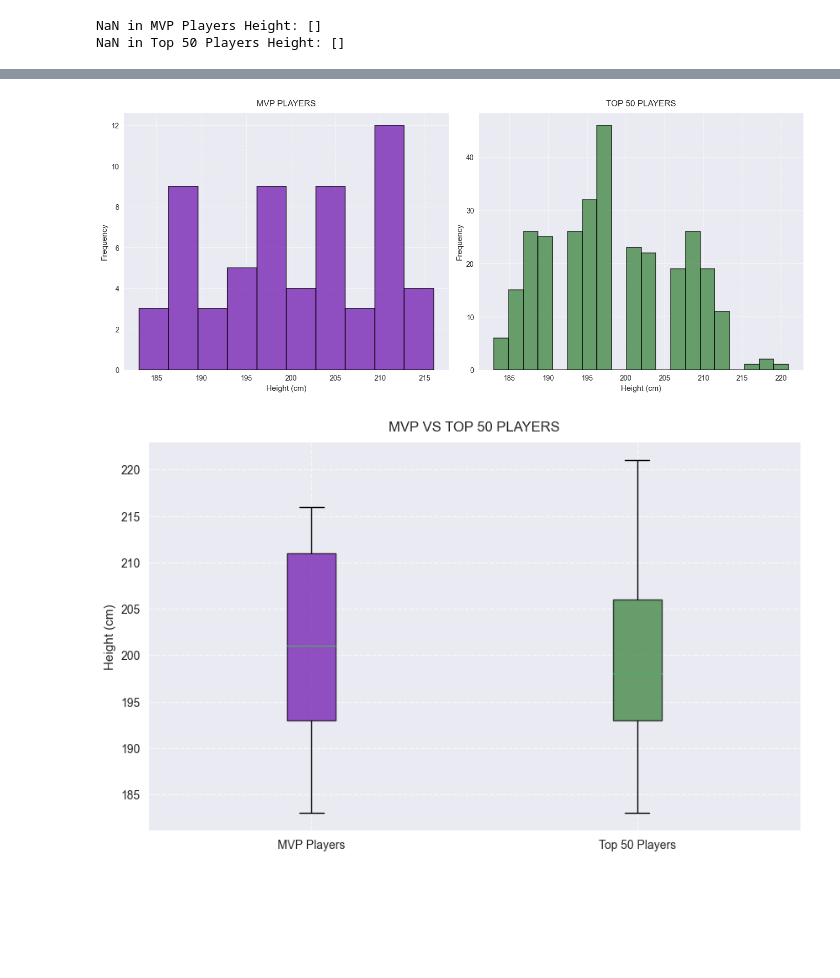
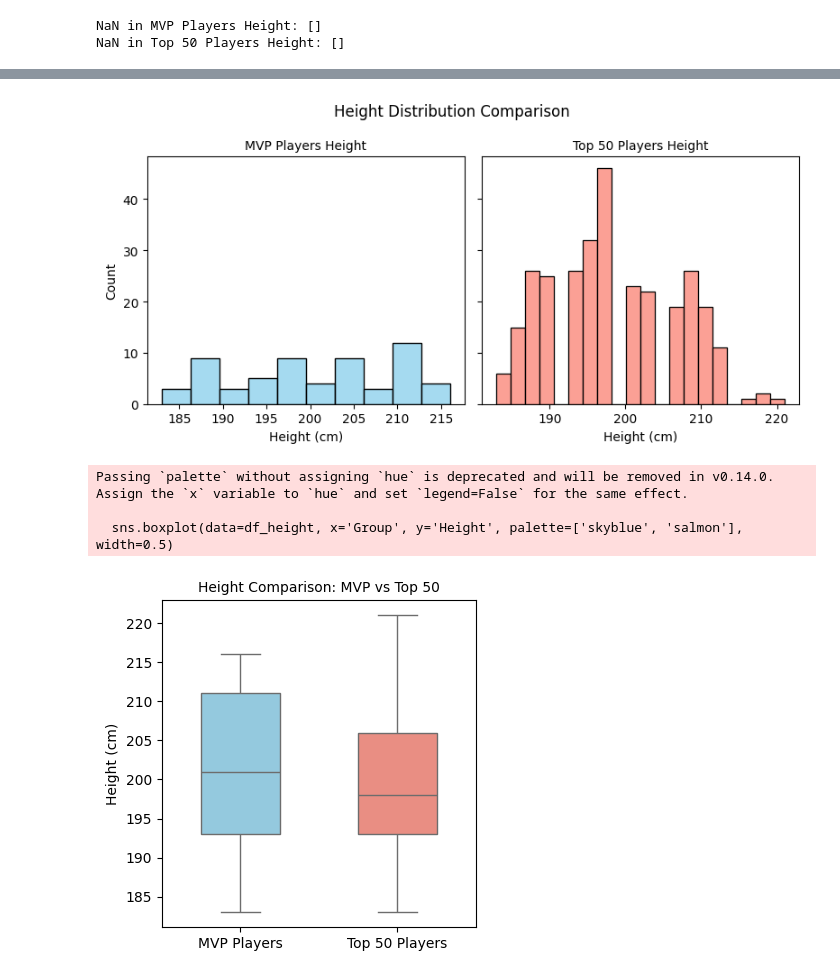
Before and after one commit to arashnaderi820-cyber/Basketball-Analytics-Quera, a Jupyter notebook: mvp&top_50.ipynb, the cells around one changed output, grey strips where cells are left out. Cells and saved outputs as stored; diff of their text form; code cells hidden in the pictures; blank space fills up the shorter version.

```diff
--- a/mvp&top_50.ipynb
+++ b/mvp&top_50.ipynb
@@ -111,44 +111,45 @@ Name: Height, dtype: float64
 max      221.000000
 Name: Height, dtype: float64
 # %%
-plt.figure(figsize=(14, 6))
-plt.style.use('seaborn')
+import pandas as pd
+import matplotlib.pyplot as plt
+import seaborn as sns
 
-plt.subplot(1, 2, 1)
-plt.hist(df_mvp_players['Height'], bins=10, alpha=0.7, color='#6A0DAD', edgecolor='black', linewidth=1.2)
-plt.grid(True, linestyle='--', alpha=0.7)
-plt.title('MVP PLAYERS', fontsize=12, pad=10)
-plt.xlabel('Height (cm)')
-plt.ylabel('Frequency')
 
-plt.subplot(1, 2, 2)
-plt.hist(df_top50_height['Height'], bins=20, alpha=0.7, color='#2E7D32', edgecolor='black', linewidth=1.2)
-plt.grid(True, linestyle='--', alpha=0.7)
-plt.title('TOP 50 PLAYERS', fontsize=12, pad=10)
-plt.xlabel('Height (cm)')
-plt.ylabel('Frequency')
+fig, axes = plt.subplots(1, 2, figsize=(8, 4), sharey=True)
+sns.histplot(df_mvp_players['Height'], bins=10, color='skyblue', ax=axes[0], kde=False, edgecolor='black')
+axes[0].set_title('MVP Players Height', fontsize=10)
+axes[0].set_xlabel('Height (cm)')
+axes[0].set_ylabel('Count')
 
+sns.histplot(df_top50_height['Height'], bins=20, color='salmon', ax=axes[1], kde=False, edgecolor='black')
+axes[1].set_title('Top 50 Players Height', fontsize=10)
+axes[1].set_xlabel('Height (cm)')
+axes[1].set_ylabel('')
+
+fig.suptitle('Height Distribution Comparison', fontsize=12)
 plt.tight_layout()
 plt.savefig('height_histogram.png')
 plt.show()
 
 
-plt.figure(figsize=(10, 6))
-data_for_box = [df_mvp_players['Height'], df_top50_height['Height']]
-box = plt.boxplot(data_for_box, labels=['MVP Players', 'Top 50 Players'], patch_artist=True)
-for patch in box['boxes']:
-    patch.set_facecolor('#6A0DAD')
-    patch.set_alpha(0.7)
-for patch in box['boxes'][1:]:
-    patch.set_facecolor('#2E7D32')
-    patch.set_alpha(0.7)
-plt.grid(True, linestyle='--', alpha=0.7)
-plt.title('MVP VS TOP 50 PLAYERS', fontsize=12, pad=10)
+plt.figure(figsize=(4, 4))
+df_height = pd.DataFrame({
+    'Height': list(df_mvp_players['Height']) + list(df_top50_height['Height']),
+    'Group': ['MVP Players'] * len(df_mvp_players) + ['Top 50 Players'] * len(df_top50_height)
+})
+sns.boxplot(data=df_height, x='Group', y='Height', palette=['skyblue', 'salmon'], width=0.5)
+plt.title('Height Comparison: MVP vs Top 50', fontsize=10)
 plt.ylabel('Height (cm)')
-plt.xticks(fontsize=10)
+plt.xlabel('')
+plt.grid(False)
+plt.tight_layout()
 plt.savefig('height_boxplot.png')
 plt.show()
 # %% [output]
-[figure, old version]
+[figure, new version]
+Passing `palette` without assigning `hue` is deprecated and will be removed in v0.14.0. Assign the `x` variable to `hue` and set `legend=False` for the same effect.
+
+  sns.boxplot(data=df_height, x='Group', y='Height', palette=['skyblue', 'salmon'], width=0.5)
-[figure, old version]
+[figure, new version]
 # %% [markdown]
```
Also changed, not shown: parts of 1 cell of this notebook.
